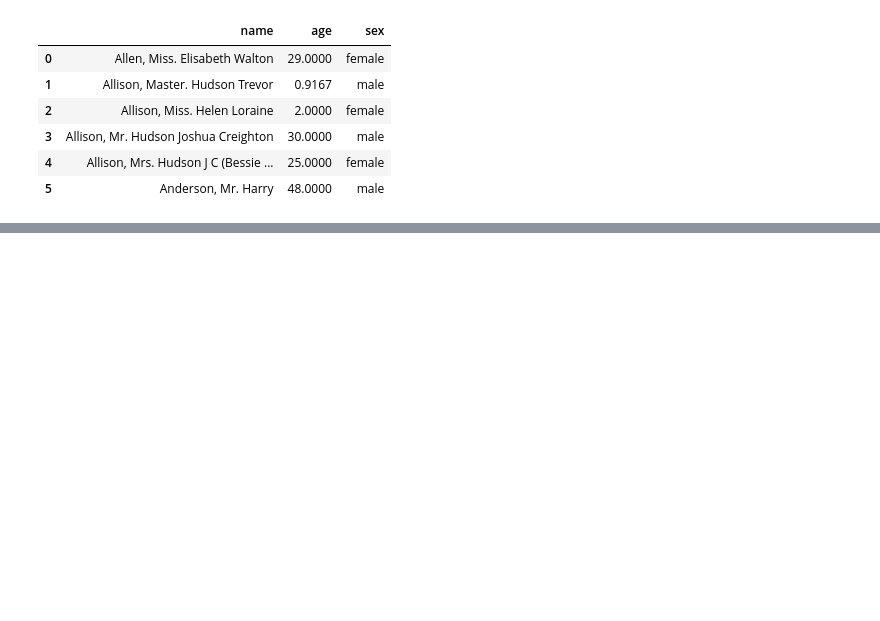
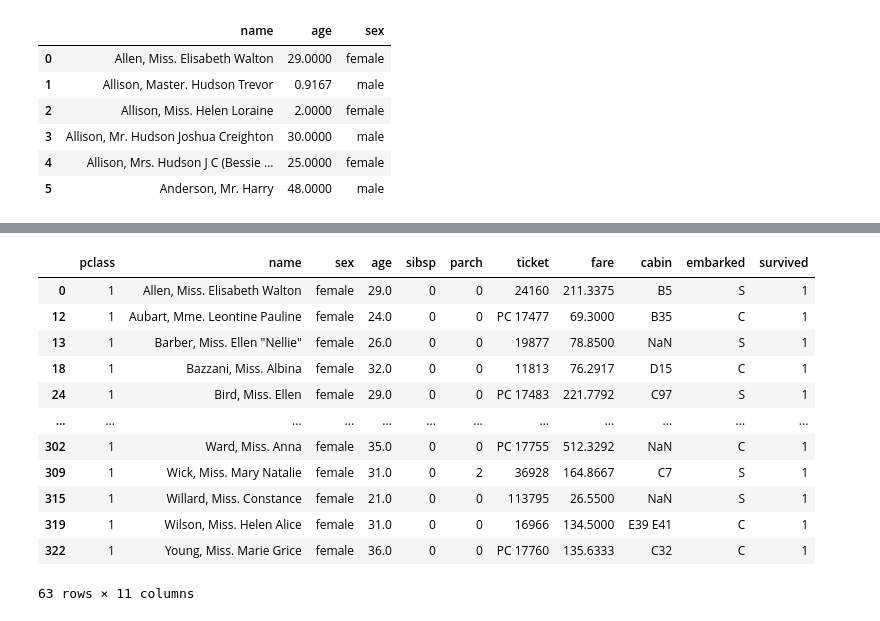
Before and after one commit to Ashuu189/python-libraries-pro, a Jupyter notebook: pandas.ipynb, the cells around one changed output, grey strips where cells are left out. Saved outputs shown, nothing was run; the diff lists cells and outputs as text; code cells hidden in the pictures; blank space fills up the shorter version.

```diff
--- a/pandas.ipynb
+++ b/pandas.ipynb
@@ -194,0 +338,16 @@ titanic.loc[0:5,['name','age','sex']]
+# %%
+titanic[(titanic['sex']=='female') & (titanic['age']>20) & (titanic['age']<40) & (titanic['pclass']==1) & (titanic['survived']==1)]
+# %% [output]
+|  | pclass | name | sex | age | sibsp | parch | ticket | fare | cabin | embarked | survived |
+| 0 | 1 | Allen, Miss. Elisabeth Walton | female | 29.0 | 0 | 0 | 24160 | 211.3375 | B5 | S | 1 |
+| 12 | 1 | Aubart, Mme. Leontine Pauline | female | 24.0 | 0 | 0 | PC 17477 | 69.3000 | B35 | C | 1 |
+| 13 | 1 | Barber, Miss. Ellen "Nellie" | female | 26.0 | 0 | 0 | 19877 | 78.8500 | NaN | S | 1 |
+| 18 | 1 | Bazzani, Miss. Albina | female | 32.0 | 0 | 0 | 11813 | 76.2917 | D15 | C | 1 |
+| 24 | 1 | Bird, Miss. Ellen | female | 29.0 | 0 | 0 | PC 17483 | 221.7792 | C97 | S | 1 |
+| ... | ... | ... | ... | ... | ... | ... | ... | ... | ... | ... | ... |
+| 302 | 1 | Ward, Miss. Anna | female | 35.0 | 0 | 0 | PC 17755 | 512.3292 | NaN | C | 1 |
+| 309 | 1 | Wick, Miss. Mary Natalie | female | 31.0 | 0 | 2 | 36928 | 164.8667 | C7 | S | 1 |
+| 315 | 1 | Willard, Miss. Constance | female | 21.0 | 0 | 0 | 113795 | 26.5500 | NaN | S | 1 |
+| 319 | 1 | Wilson, Miss. Helen Alice | female | 31.0 | 0 | 0 | 16966 | 134.5000 | E39 E41 | C | 1 |
+| 322 | 1 | Young, Miss. Marie Grice | female | 36.0 | 0 | 0 | PC 17760 | 135.6333 | C32 | C | 1 |
+63 rows × 11 columns
```
Also changed, not shown: parts of 30 cells of this notebook.
